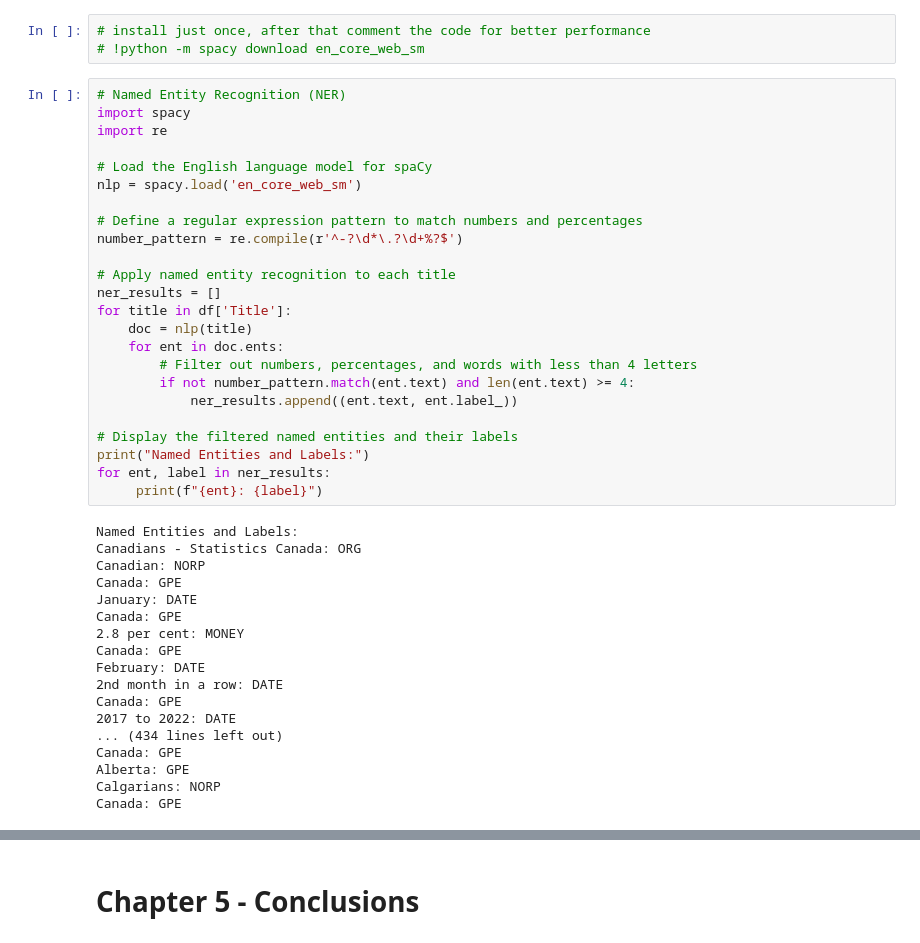
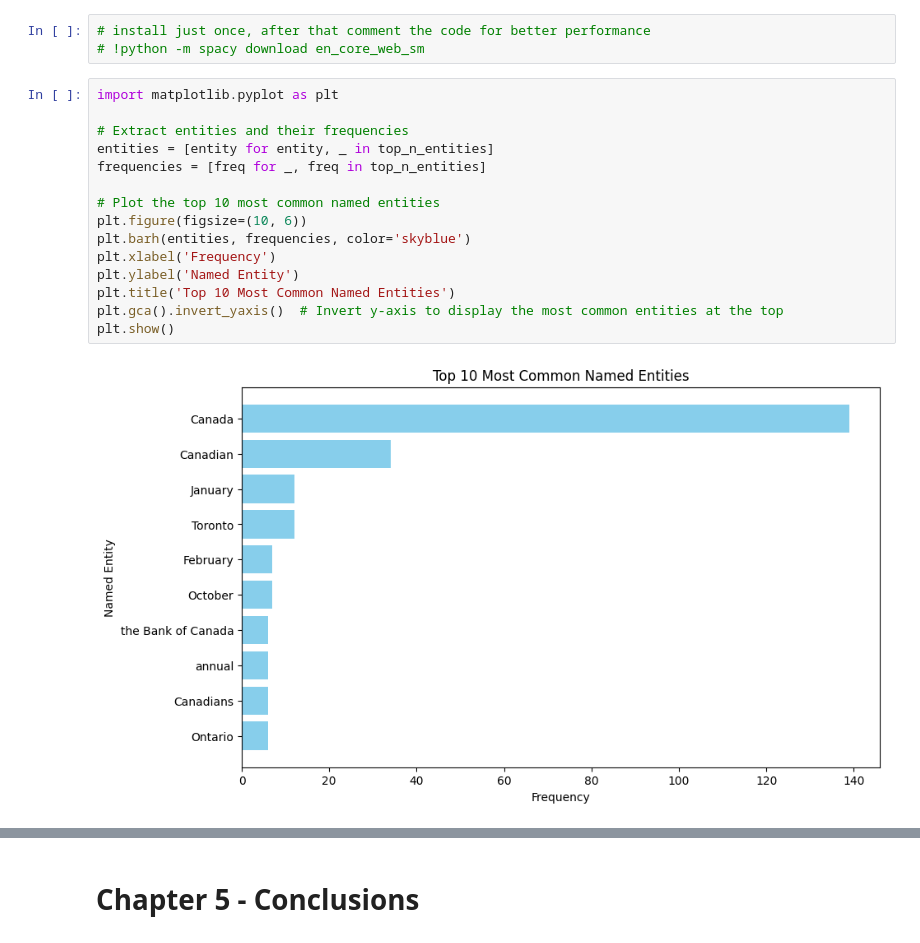
Before and after one commit to yeisonmontoya1815/Machine-Learning_Prediction_CAN_Inflation, a Jupyter notebook: 1. Notebook and datasets/1. Prediction CAN Inflation.ipynb, the cells around one changed output, grey strips where cells are left out. Cells and saved outputs as stored; diff of their text form.

```diff
--- a/1. Notebook and datasets/1. Prediction CAN Inflation.ipynb
+++ b/1. Notebook and datasets/1. Prediction CAN Inflation.ipynb
@@ -1601,48 +1601,23 @@ This analysis utilizes spaCy's NER model to identify named entities (such as per
 # %%
 # install just once, after that comment the code for better performance
 # !python -m spacy download en_core_web_sm
-# %%
-# Named Entity Recognition (NER)
-import spacy
-import re
-
-# Load the English language model for spaCy
-nlp = spacy.load('en_core_web_sm')
-
-# Define a regular expression pattern to match numbers and percentages
-number_pattern = re.compile(r'^-?\d*\.?\d+%?$')
-
-# Apply named entity recognition to each title
-ner_results = []
-for title in df['Title']:
-    doc = nlp(title)
-    for ent in doc.ents:
-        # Filter out numbers, percentages, and words with less than 4 letters
-        if not number_pattern.match(ent.text) and len(ent.text) >= 4:
-            ner_results.append((ent.text, ent.label_))
-
-# Display the filtered named entities and their labels
-print("Named Entities and Labels:")
-for ent, label in ner_results:
-     print(f"{ent}: {label}")
-# %% [output]
-Named Entities and Labels:
-Canadians - Statistics Canada: ORG
-Canadian: NORP
-Canada: GPE
-January: DATE
-Canada: GPE
-2.8 per cent: MONEY
-Canada: GPE
-February: DATE
-2nd month in a row: DATE
-Canada: GPE
-2017 to 2022: DATE
-... (434 lines left out)
-Canada: GPE
-Alberta: GPE
-Calgarians: NORP
-Canada: GPE
+# %%
+import matplotlib.pyplot as plt
+
+# Extract entities and their frequencies
+entities = [entity for entity, _ in top_n_entities]
+frequencies = [freq for _, freq in top_n_entities]
+
+# Plot the top 10 most common named entities
+plt.figure(figsize=(10, 6))
+plt.barh(entities, frequencies, color='skyblue')
+plt.xlabel('Frequency')
+plt.ylabel('Named Entity')
+plt.title('Top 10 Most Common Named Entities')
+plt.gca().invert_yaxis()  # Invert y-axis to display the most common entities at the top
+plt.show()
+# %% [output]
+[figure, added]
 # %%
 from collections import Counter
 from wordcloud import WordCloud
```
Also changed, not shown: parts of 7 cells of this notebook.
